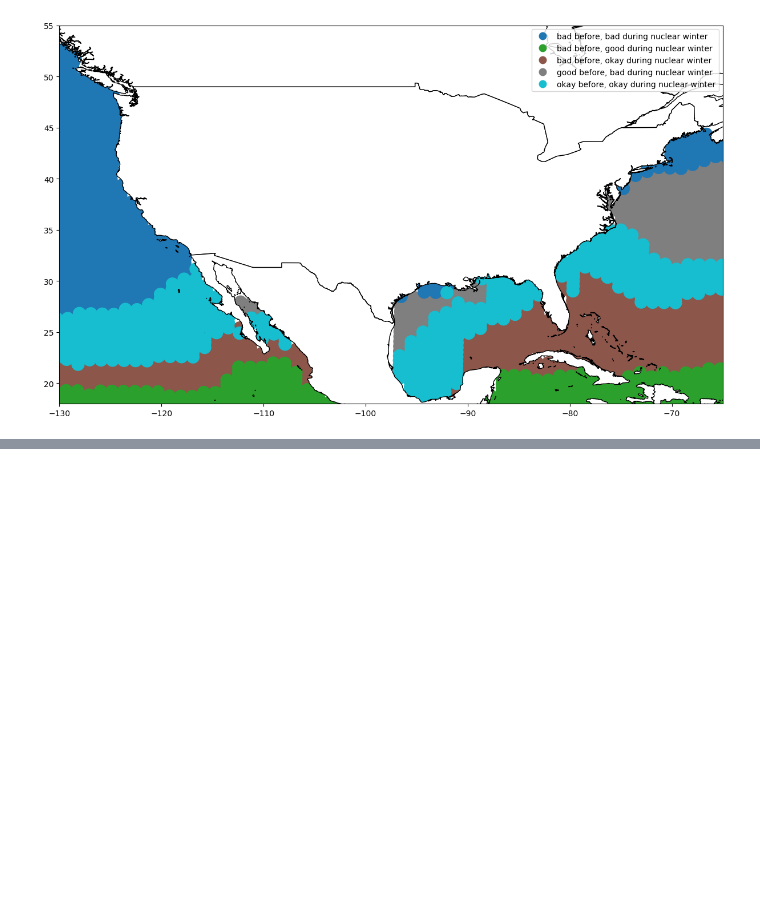
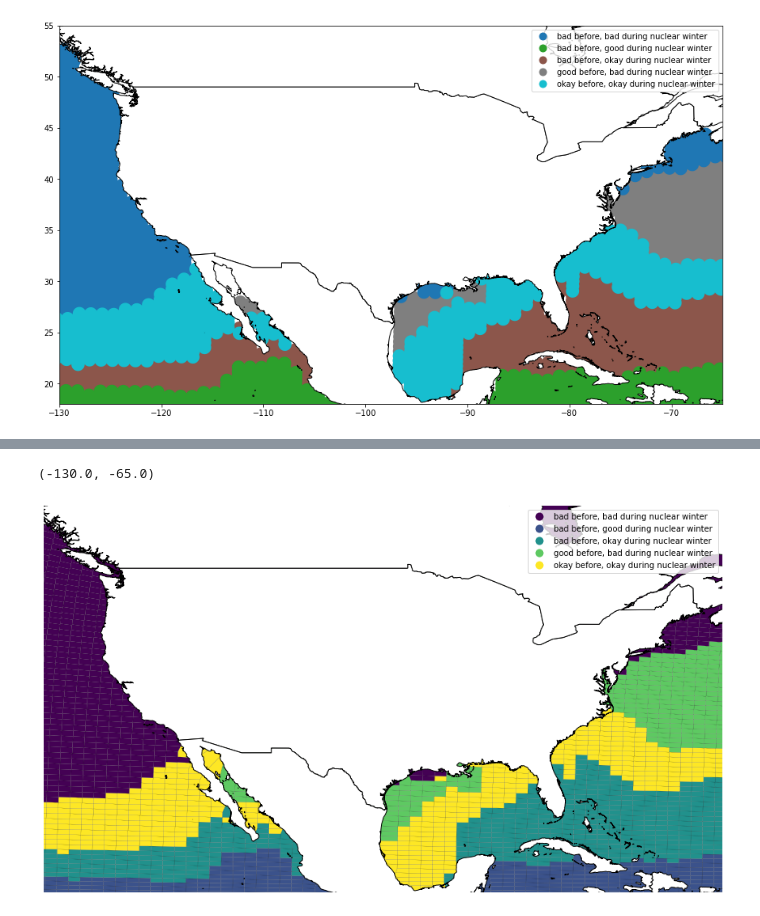
Before and after one commit to allfed/Seaweed-Growth-Model, a Jupyter notebook: data/interim_results/plotting clusters.ipynb, the cells around one changed output, grey strips where cells are left out. Saved outputs shown, nothing was run; the diff lists cells and outputs as text; code cells hidden in the pictures; blank space fills up the shorter version.

Commit message:
Finished the spatial plotting for now

```diff
--- a/data/interim_results/plotting clusters.ipynb
+++ b/data/interim_results/plotting clusters.ipynb
@@ -96,0 +124,14 @@ os.getcwd()
+# %%
+growth_df["cluster_names"] = growth_df["cluster"].map(cluster_dict)
+# %%
+growth_df.set_crs(epsg=4326,inplace=True)
+growth_df.to_crs(global_map.crs,inplace=True)
+ax = geoplot.voronoi(growth_df, hue="cluster_names", legend=True, linewidth=0.1)
+fig = plt.gcf()
+fig.set_size_inches(15,15)
+global_map.plot(ax=ax, color="white", edgecolor="black")
+ax.set_ylim(18,55)
+ax.set_xlim(-130,-65)
+# %% [output]
+(-130.0, -65.0)
+[figure, added]
```
Also changed, not shown: parts of 7 cells of this notebook, 4 other files.
